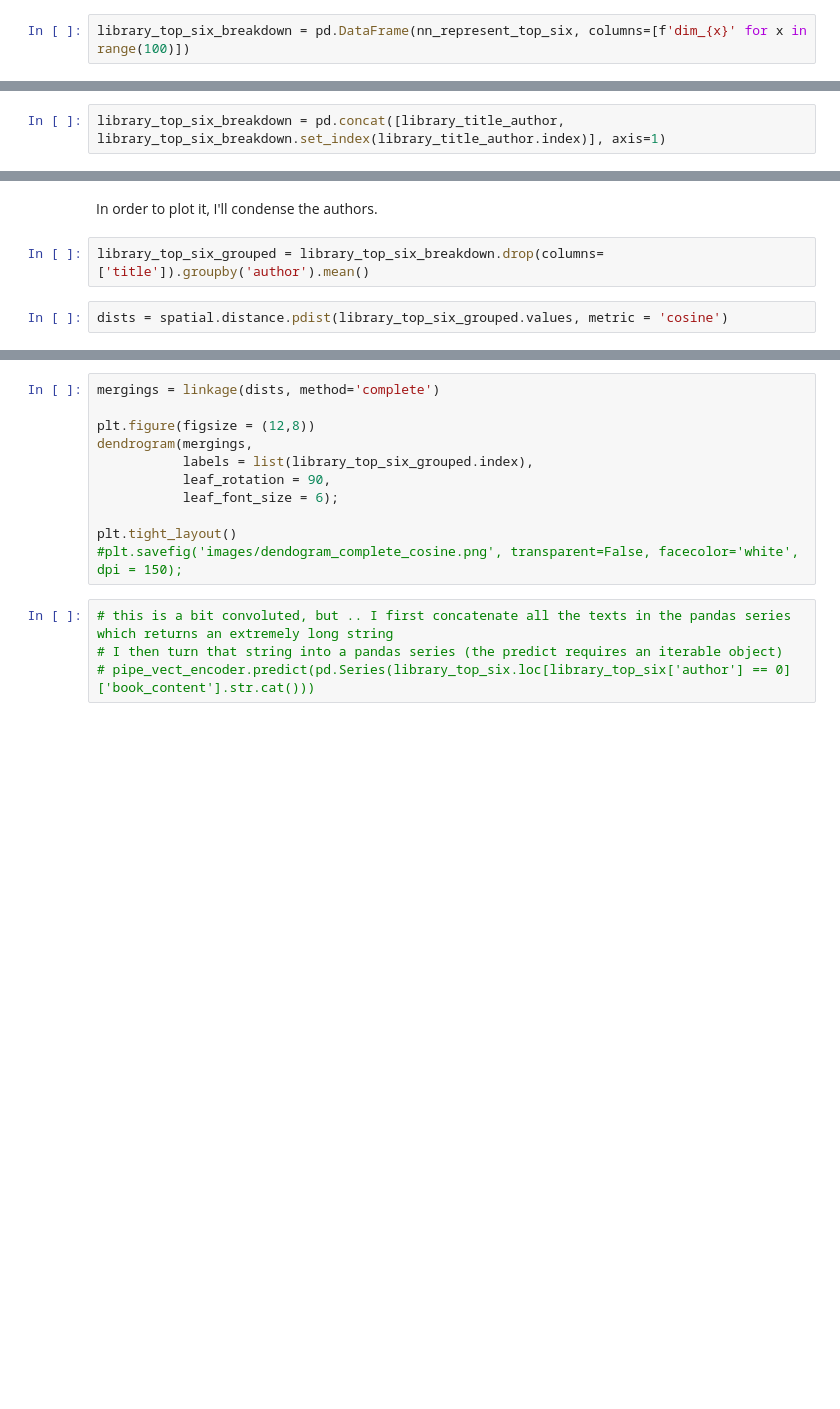
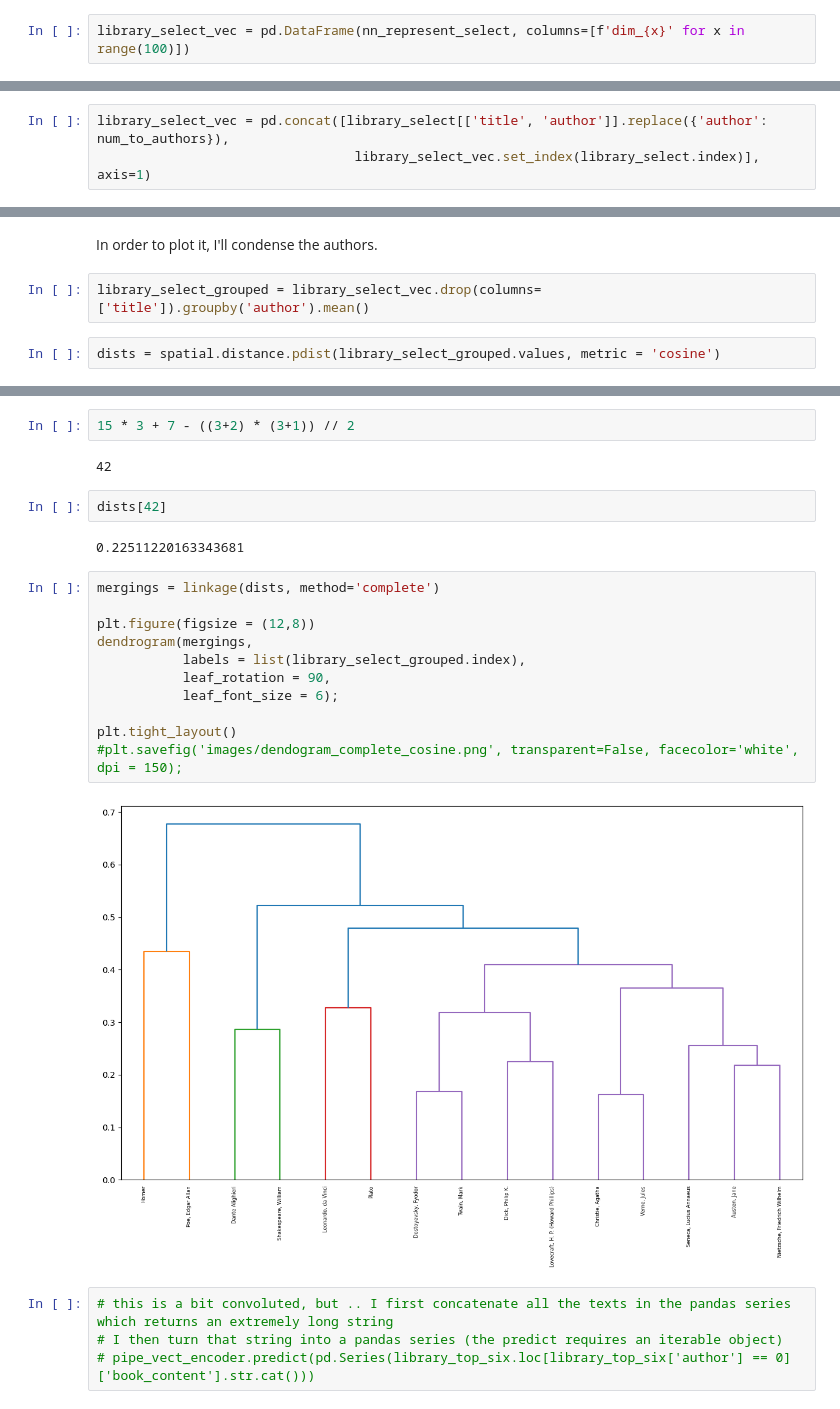
Before and after one commit to tomoumer/discovery_of_writing_differences, a Jupyter notebook: notebooks/data_exploration.ipynb, the cells around one changed output, grey strips where cells are left out. Saved outputs shown, nothing was run; the diff lists cells and outputs as text; blank space fills up the shorter version.

```diff
--- a/notebooks/data_exploration.ipynb
+++ b/notebooks/data_exploration.ipynb
@@ -553,2 +706,2 @@ print(nn_represent_top_six.shape)
 # %%
-library_top_six_breakdown = pd.DataFrame(nn_represent_top_six, columns=[f'dim_{x}' for x in range(100)])
+library_select_vec = pd.DataFrame(nn_represent_select, columns=[f'dim_{x}' for x in range(100)])
@@ -557,10 +708,11 @@ library_title_author = library_top_six[['title', 'author']].replace({'author': n
 # %%
-library_top_six_breakdown = pd.concat([library_title_author, library_top_six_breakdown.set_index(library_title_author.index)], axis=1)
+library_select_vec = pd.concat([library_select[['title', 'author']].replace({'author': num_to_authors}),
+                                 library_select_vec.set_index(library_select.index)], axis=1)
 # %% [markdown]
 Calculating cosine similarity
 # %% [markdown]
 In order to plot it, I'll condense the authors.
 # %%
-library_top_six_grouped = library_top_six_breakdown.drop(columns=['title']).groupby('author').mean()
+library_select_grouped = library_select_vec.drop(columns=['title']).groupby('author').mean()
 # %%
-dists = spatial.distance.pdist(library_top_six_grouped.values, metric = 'cosine')
+dists = spatial.distance.pdist(library_select_grouped.values, metric = 'cosine')
@@ -567,14 +725,24 @@ dists = spatial.distance.pdist(library_top_six_grouped.values, metric = 'cosine'
+# %%
+15 * 3 + 7 - ((3+2) * (3+1)) // 2
+# %% [output]
+42
+# %%
+dists[42]
+# %% [output]
+0.22511220163343681
 # %%
 mergings = linkage(dists, method='complete')
 
 plt.figure(figsize = (12,8))
 dendrogram(mergings,
-           labels = list(library_top_six_grouped.index),
+           labels = list(library_select_grouped.index),
            leaf_rotation = 90,
            leaf_font_size = 6);
 
 plt.tight_layout()
 #plt.savefig('images/dendogram_complete_cosine.png', transparent=False, facecolor='white', dpi = 150);
+# %% [output]
+[figure, added]
 # %%
 # this is a bit convoluted, but .. I first concatenate all the texts in the pandas series which returns an extremely long string
 # I then turn that string into a pandas series (the predict requires an iterable object)
```
Also changed, not shown: parts of 37 cells of this notebook.
